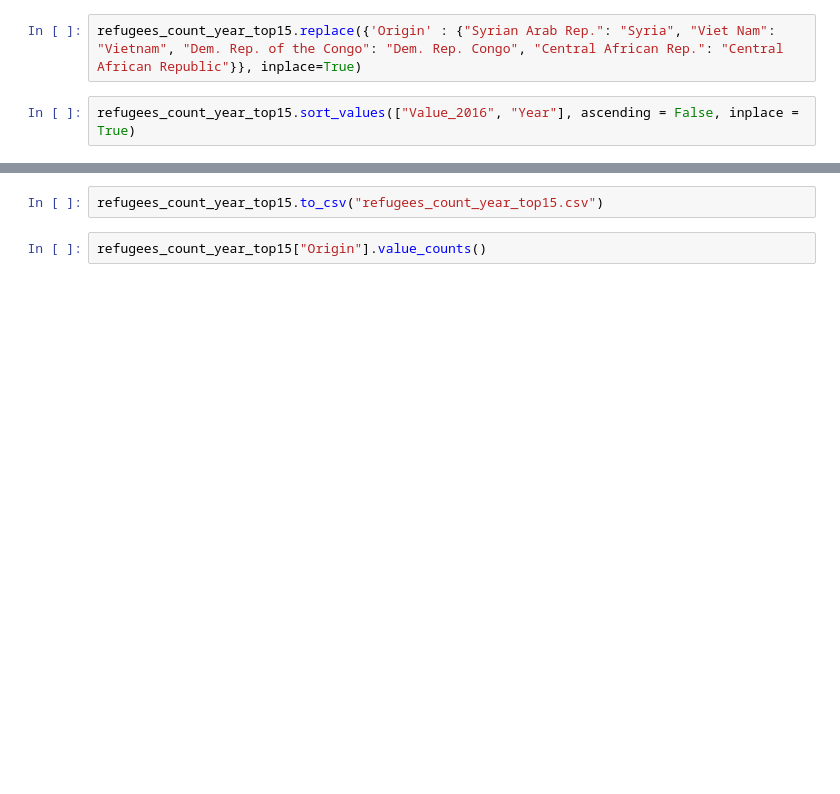
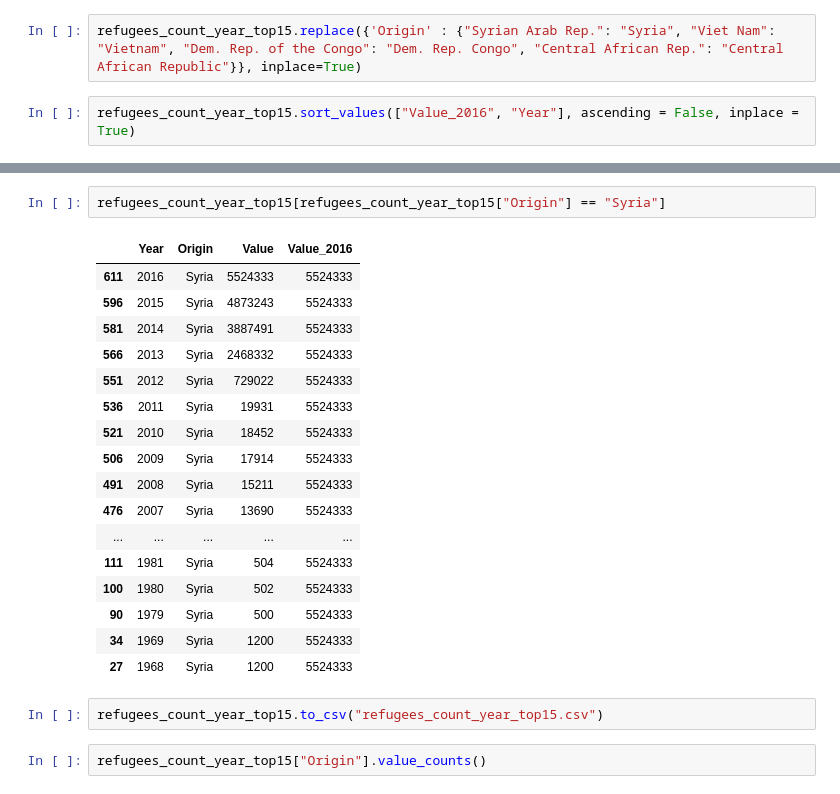
Before and after one commit to JulienAssouline/data-studios-projects, a Jupyter notebook: code/Canadian_Refugees/Refugees version 2.ipynb, the cells around one changed output, grey strips where cells are left out. Cells and saved outputs as stored; diff of their text form; blank space fills up the shorter version.

```diff
--- a/code/Canadian_Refugees/Refugees version 2.ipynb
+++ b/code/Canadian_Refugees/Refugees version 2.ipynb
@@ -59,3 +79,23 @@ refugees_count_year_top15
+# %%
+refugees_count_year_top15[refugees_count_year_top15["Origin"] == "Syria"]
+# %% [output]
+|  | Year | Origin | Value | Value_2016 |
+| 611 | 2016 | Syria | 5524333 | 5524333 |
+| 596 | 2015 | Syria | 4873243 | 5524333 |
+| 581 | 2014 | Syria | 3887491 | 5524333 |
+| 566 | 2013 | Syria | 2468332 | 5524333 |
+| 551 | 2012 | Syria | 729022 | 5524333 |
+| 536 | 2011 | Syria | 19931 | 5524333 |
+| 521 | 2010 | Syria | 18452 | 5524333 |
+| 506 | 2009 | Syria | 17914 | 5524333 |
+| 491 | 2008 | Syria | 15211 | 5524333 |
+| 476 | 2007 | Syria | 13690 | 5524333 |
+| ... | ... | ... | ... | ... |
+| 111 | 1981 | Syria | 504 | 5524333 |
+| 100 | 1980 | Syria | 502 | 5524333 |
+| 90 | 1979 | Syria | 500 | 5524333 |
+| 34 | 1969 | Syria | 1200 | 5524333 |
+| 27 | 1968 | Syria | 1200 | 5524333 |
 # %%
 refugees_count_year_top15.to_csv("refugees_count_year_top15.csv")
 # %%
```
Also changed, not shown: parts of 10 cells of this notebook, 3 other files.
